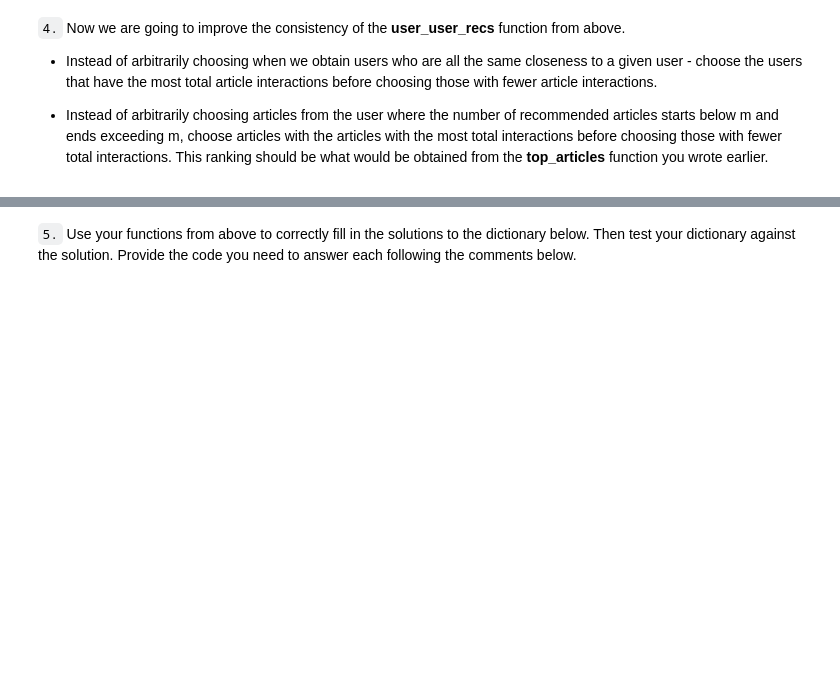
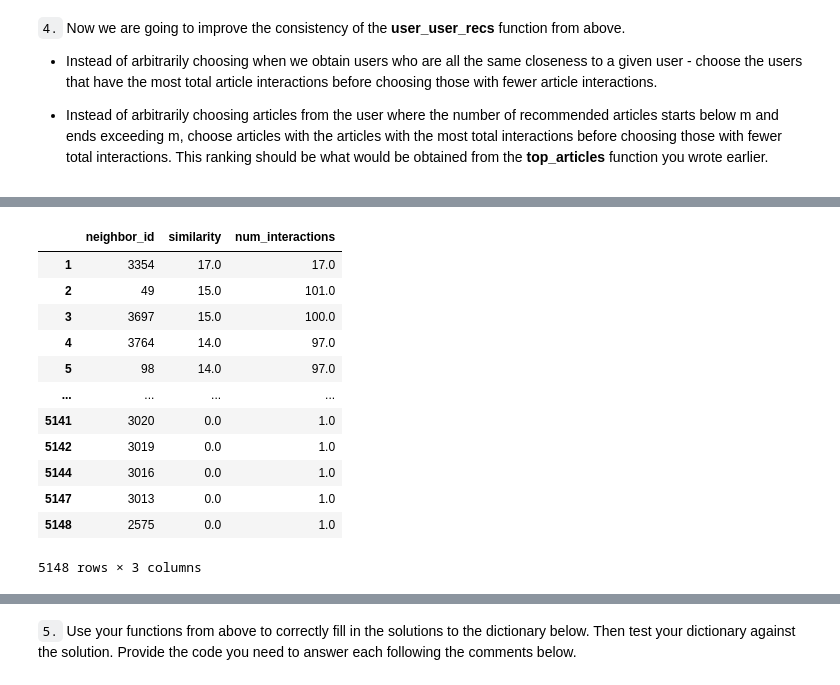
Before and after one commit to ags911/udacity-questions, a Jupyter notebook: Recommendations_with_IBM.ipynb, the cells around one changed output, grey strips where cells are left out. Drawn from its saved outputs; the diff is of its cells as text; code cells hidden in the pictures; blank space fills up the shorter version.

```diff
--- a/Recommendations_with_IBM.ipynb
+++ b/Recommendations_with_IBM.ipynb
@@ -740,2 +906,18 @@ KeyError: "['43.0' '109.0' '268.0' '310.0' '329.0' '346.0' '390.0' '494.0' '525.
+# %%
+get_top_sorted_users(10)
+# %% [output]
+|  | neighbor_id | similarity | num_interactions |
+| 1 | 3354 | 17.0 | 17.0 |
+| 2 | 49 | 15.0 | 101.0 |
+| 3 | 3697 | 15.0 | 100.0 |
+| 4 | 3764 | 14.0 | 97.0 |
+| 5 | 98 | 14.0 | 97.0 |
+| ... | ... | ... | ... |
+| 5141 | 3020 | 0.0 | 1.0 |
+| 5142 | 3019 | 0.0 | 1.0 |
+| 5144 | 3016 | 0.0 | 1.0 |
+| 5147 | 3013 | 0.0 | 1.0 |
+| 5148 | 2575 | 0.0 | 1.0 |
+5148 rows × 3 columns
 # %%
 user_user_recs_part2(1, m=10)
```
Also changed, not shown: parts of 19 cells of this notebook.
